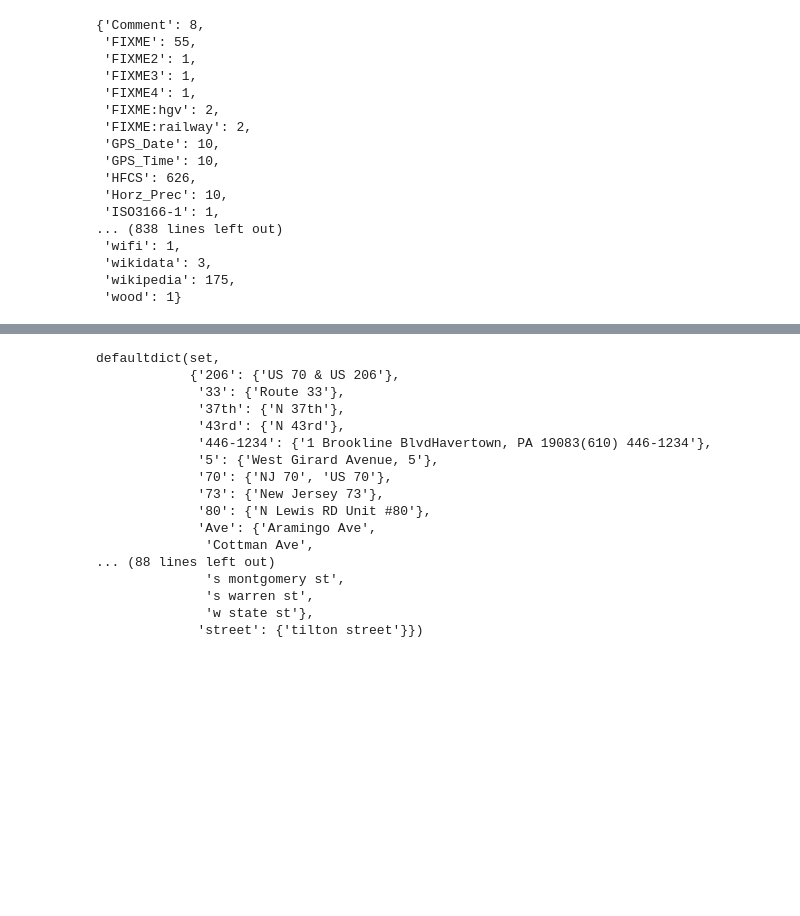
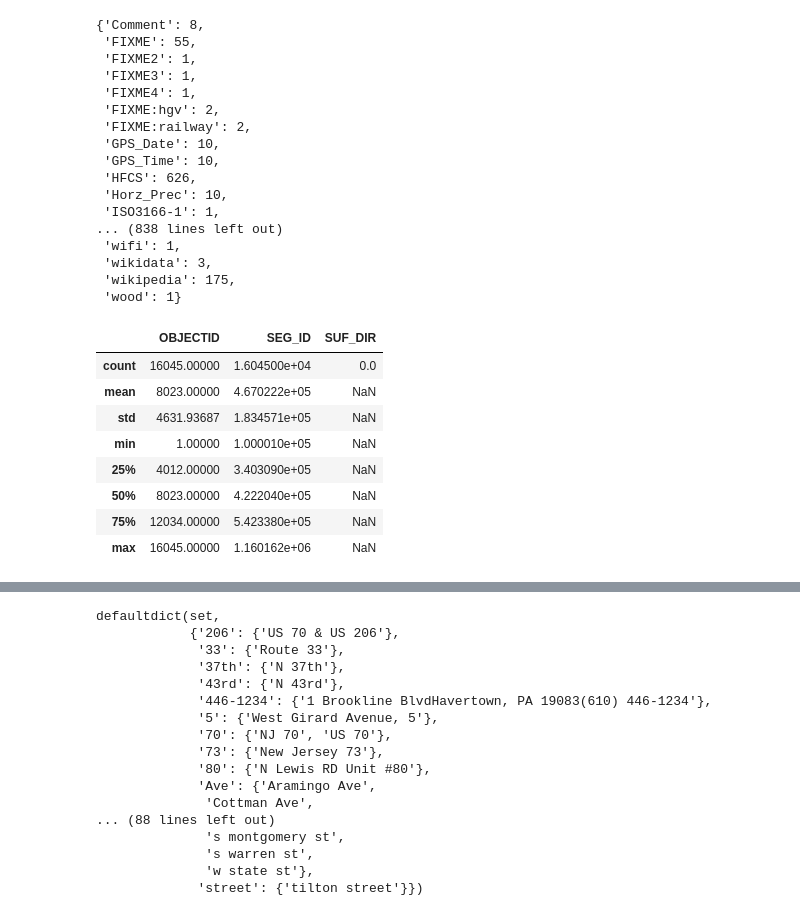
Before and after one commit to Apeder/Open_Street_Map_Scrape_n_munge, a Jupyter notebook: Philly_Open_StreetMap.ipynb, the cells around one changed output, grey strips where cells are left out. Drawn from its saved outputs; the diff is of its cells as text; code cells hidden in the pictures; blank space fills up the shorter version.

```diff
--- a/Philly_Open_StreetMap.ipynb
+++ b/Philly_Open_StreetMap.ipynb
@@ -146,3 +147,19 @@ def audit(osmfile):
     return street_types
 # %%
 # create expected list from scraped name strings at http://www.geographic.org/streetview/usa/pa/philadelphia.html
+# how does it compare to the tiger name attributes in the way objects? Compare all these sets of names?
+import pandas as pd
+
+philly_streets_canon = pd.read_csv('http://gis.phila.gov/gisdata/ODP/STR_AliasList.csv')
+
+philly_streets_canon.describe()
+# %% [output]
+|  | OBJECTID | SEG_ID | SUF_DIR |
+| count | 16045.00000 | 1.604500e+04 | 0.0 |
+| mean | 8023.00000 | 4.670222e+05 | NaN |
+| std | 4631.93687 | 1.834571e+05 | NaN |
+| min | 1.00000 | 1.000010e+05 | NaN |
+| 25% | 4012.00000 | 3.403090e+05 | NaN |
+| 50% | 8023.00000 | 4.222040e+05 | NaN |
+| 75% | 12034.00000 | 5.423380e+05 | NaN |
+| max | 16045.00000 | 1.160162e+06 | NaN |
```
Also changed, not shown: parts of 21 cells of this notebook, 1 other file.
